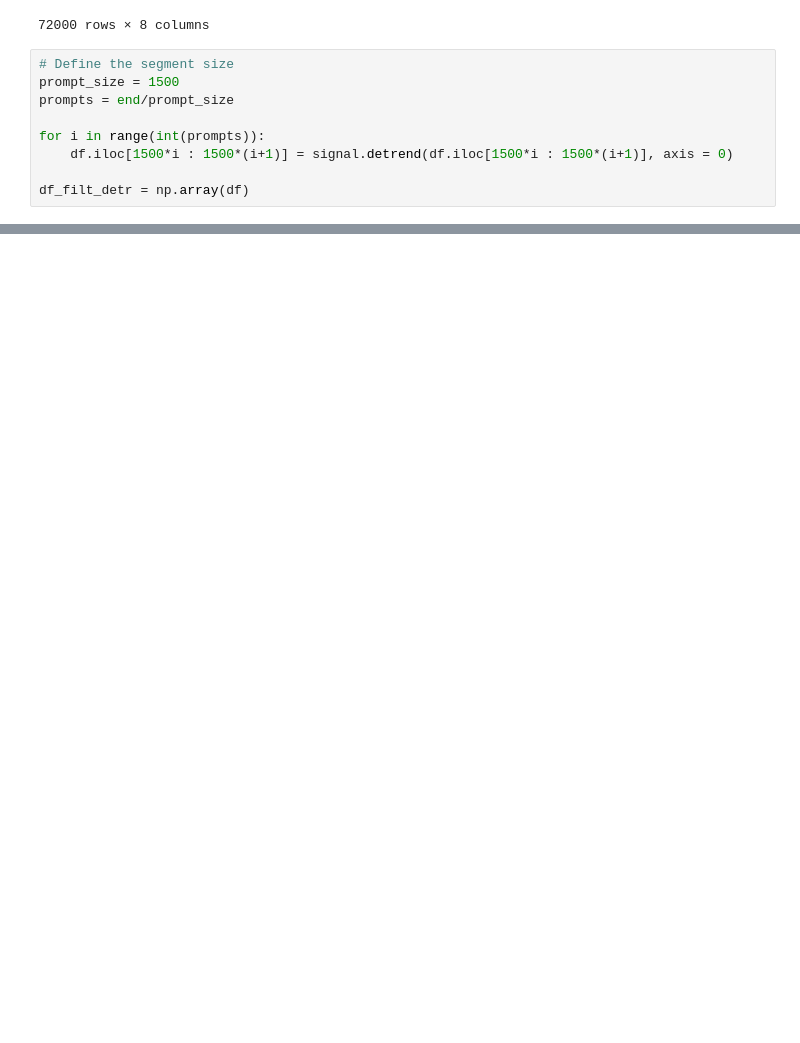
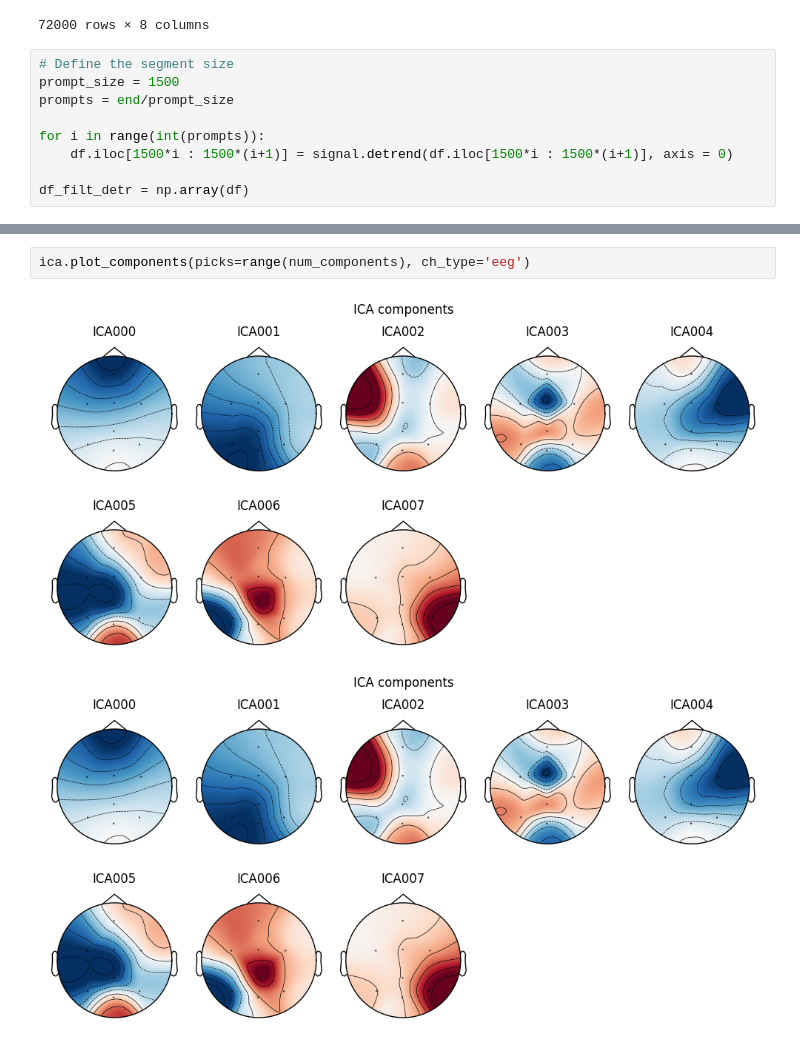
Before and after one commit to ValentijnBakkum/EEGcontroller, a Jupyter notebook: MeasurementSubgroup/Streaming/Python streaming preprocessing.ipynb, the cells around one changed output, grey strips where cells are left out. Cells and saved outputs as stored; diff of their text form; blank space fills up the shorter version.

```diff
--- a/MeasurementSubgroup/Streaming/Python streaming preprocessing.ipynb
+++ b/MeasurementSubgroup/Streaming/Python streaming preprocessing.ipynb
@@ -113,0 +188,5 @@ for i in range(8):
+# %%
+ica.plot_components(picks=range(num_components), ch_type='eeg')
+# %% [output]
+[figure, added]
+[figure, added]
```
Also changed, not shown: parts of 11 cells of this notebook.
